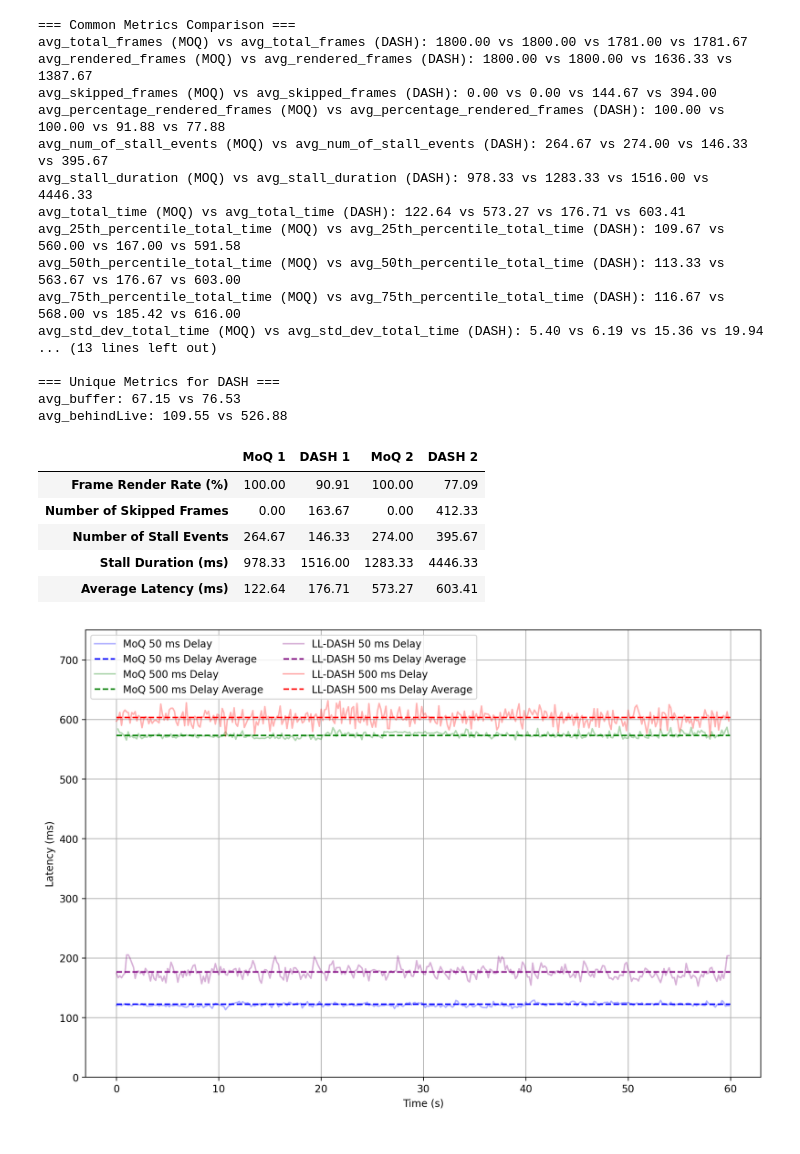
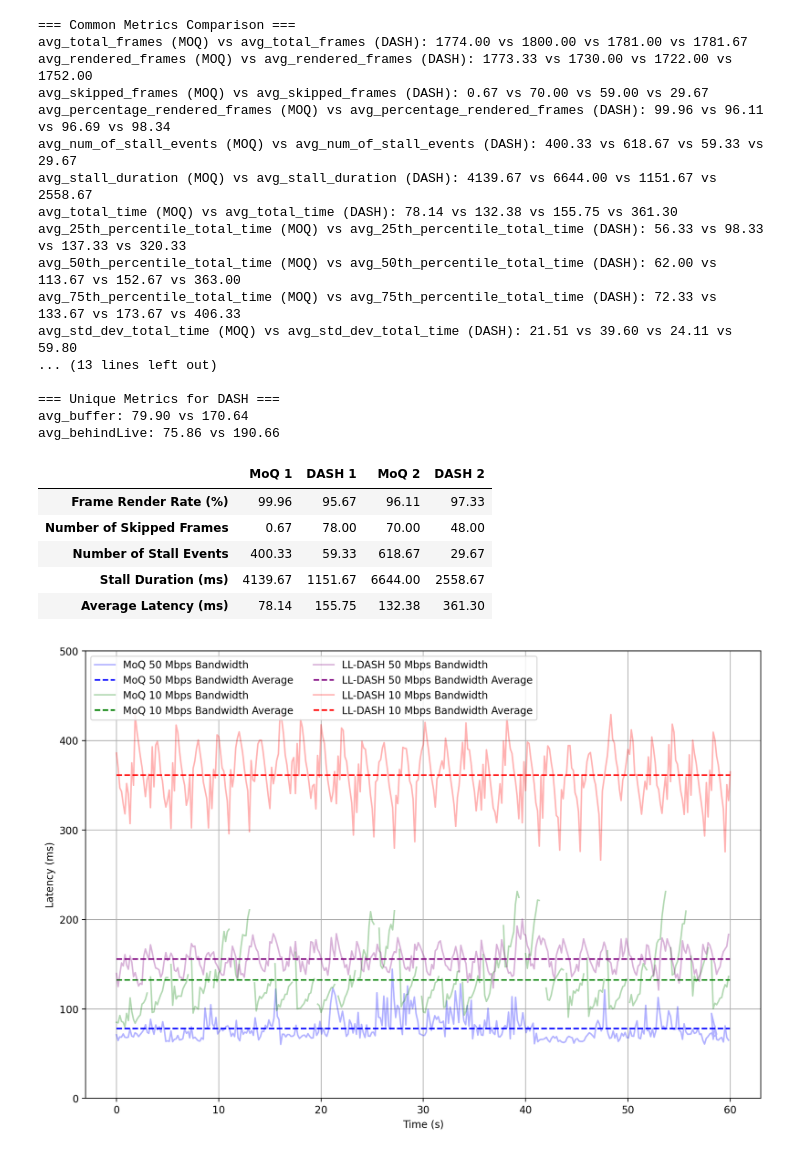
Before and after one commit to LasseWinkel/moq-dash-data, a Jupyter notebook: moq_dash_comparison/2_2.ipynb, the cells around one changed output. Saved outputs shown, nothing was run; the diff lists cells and outputs as text; code cells hidden in the pictures.

```diff
--- a/moq_dash_comparison/2_2.ipynb
+++ b/moq_dash_comparison/2_2.ipynb
@@ -4,7 +4,7 @@ import pandas as pd
 import matplotlib.pyplot as plt
 # %%
 # Open the JSON file
-with open('../moq_analysis/average_data/res1080fps30bit6gop(2,99,95)loss0delay50bw100 (avg).json', 'r') as file:
+with open('../moq_analysis/average_data/res1080fps30bit6gop(2,0,0)loss0delay0bw50 (avg).json', 'r') as file:
     json_data_data_0 = json.load(file)
 
 # Convert JSON data to DataFrame
@@ -19,7 +19,7 @@ df_data_0.at[0, 'avg_total_time'] += 9
 df_data_0['_8_totalTime'] += 9
 # %%
 # Open the JSON file
-with open('../moq_analysis/average_data/res1080fps30bit6gop(2,99,95)loss0delay500bw100 (avg).json', 'r') as file:
+with open('../moq_analysis/average_data/res1080fps30bit6gop(2,0,0)loss0delay0bw10 (avg).json', 'r') as file:
     json_data_data_1 = json.load(file)
 
 # Convert JSON data to DataFrame
@@ -34,14 +34,14 @@ df_data_1.at[0, 'avg_total_time'] += 9
 df_data_1['_8_totalTime'] += 9
 # %%
 # Open the JSON file
-with open('../dash_analysis/average_data/dash_frag100res1080fps30bit6gop2loss0delay50bw100 (avg).json', 'r') as file:
+with open('../dash_analysis/average_data/dash_frag100res1080fps30bit6gop2loss0delay0bw50 (avg).json', 'r') as file:
     json_data_data_2 = json.load(file)
 
 # Convert JSON data to DataFrame
 df_data_2 = pd.DataFrame(json_data_data_2)
 # %%
 # Open the JSON file
-with open('../dash_analysis/average_data/dash_frag100res1080fps30bit6gop2loss0delay500bw100 (avg).json', 'r') as file:
+with open('../dash_analysis/average_data/dash_frag100res1080fps30bit6gop2loss0delay0bw10 (avg).json', 'r') as file:
     json_data_data_3 = json.load(file)
 
 # Convert JSON data to DataFrame
@@ -142,22 +142,22 @@ for metric in unique_metrics_dash:
     ))
 # %% [output]
 === Common Metrics Comparison ===
-avg_total_frames (MOQ) vs avg_total_frames (DASH): 1800.00 vs 1800.00 vs 1781.00 vs 1781.67
-avg_rendered_frames (MOQ) vs avg_rendered_frames (DASH): 1800.00 vs 1800.00 vs 1636.33 vs 1387.67
-avg_skipped_frames (MOQ) vs avg_skipped_frames (DASH): 0.00 vs 0.00 vs 144.67 vs 394.00
-avg_percentage_rendered_frames (MOQ) vs avg_percentage_rendered_frames (DASH): 100.00 vs 100.00 vs 91.88 vs 77.88
-avg_num_of_stall_events (MOQ) vs avg_num_of_stall_events (DASH): 264.67 vs 274.00 vs 146.33 vs 395.67
-avg_stall_duration (MOQ) vs avg_stall_duration (DASH): 978.33 vs 1283.33 vs 1516.00 vs 4446.33
-avg_total_time (MOQ) vs avg_total_time (DASH): 122.64 vs 573.27 vs 176.71 vs 603.41
-avg_25th_percentile_total_time (MOQ) vs avg_25th_percentile_total_time (DASH): 109.67 vs 560.00 vs 167.00 vs 591.58
-avg_50th_percentile_total_time (MOQ) vs avg_50th_percentile_total_time (DASH): 113.33 vs 563.67 vs 176.67 vs 603.00
-avg_75th_percentile_total_time (MOQ) vs avg_75th_percentile_total_time (DASH): 116.67 vs 568.00 vs 185.42 vs 616.00
-avg_std_dev_total_time (MOQ) vs avg_std_dev_total_time (DASH): 5.40 vs 6.19 vs 15.36 vs 19.94
+avg_total_frames (MOQ) vs avg_total_frames (DASH): 1774.00 vs 1800.00 vs 1781.00 vs 1781.67
+avg_rendered_frames (MOQ) vs avg_rendered_frames (DASH): 1773.33 vs 1730.00 vs 1722.00 vs 1752.00
+avg_skipped_frames (MOQ) vs avg_skipped_frames (DASH): 0.67 vs 70.00 vs 59.00 vs 29.67
+avg_percentage_rendered_frames (MOQ) vs avg_percentage_rendered_frames (DASH): 99.96 vs 96.11 vs 96.69 vs 98.34
+avg_num_of_stall_events (MOQ) vs avg_num_of_stall_events (DASH): 400.33 vs 618.67 vs 59.33 vs 29.67
+avg_stall_duration (MOQ) vs avg_stall_duration (DASH): 4139.67 vs 6644.00 vs 1151.67 vs 2558.67
+avg_total_time (MOQ) vs avg_total_time (DASH): 78.14 vs 132.38 vs 155.75 vs 361.30
+avg_25th_percentile_total_time (MOQ) vs avg_25th_percentile_total_time (DASH): 56.33 vs 98.33 vs 137.33 vs 320.33
+avg_50th_percentile_total_time (MOQ) vs avg_50th_percentile_total_time (DASH): 62.00 vs 113.67 vs 152.67 vs 363.00
+avg_75th_percentile_total_time (MOQ) vs avg_75th_percentile_total_time (DASH): 72.33 vs 133.67 vs 173.67 vs 406.33
+avg_std_dev_total_time (MOQ) vs avg_std_dev_total_time (DASH): 21.51 vs 39.60 vs 24.11 vs 59.80
 ... (13 lines left out)
 
 === Unique Metrics for DASH ===
-avg_buffer: 67.15 vs 76.53
-avg_behindLive: 109.55 vs 526.88
+avg_buffer: 79.90 vs 170.64
+avg_behindLive: 75.86 vs 190.66
 # %%
 pd.options.display.float_format = '{:.2f}'.format
 table_data = {
@@ -195,11 +195,11 @@ table = pd.DataFrame(table_data, index=row_labels)
 table
 # %% [output]
 |  | MoQ 1 | DASH 1 | MoQ 2 | DASH 2 |
-| Frame Render Rate (%) | 100.00 | 90.91 | 100.00 | 77.09 |
-| Number of Skipped Frames | 0.00 | 163.67 | 0.00 | 412.33 |
-| Number of Stall Events | 264.67 | 146.33 | 274.00 | 395.67 |
-| Stall Duration (ms) | 978.33 | 1516.00 | 1283.33 | 4446.33 |
-| Average Latency (ms) | 122.64 | 176.71 | 573.27 | 603.41 |
+| Frame Render Rate (%) | 99.96 | 95.67 | 96.11 | 97.33 |
+| Number of Skipped Frames | 0.67 | 78.00 | 70.00 | 48.00 |
+| Number of Stall Events | 400.33 | 59.33 | 618.67 | 29.67 |
+| Stall Duration (ms) | 4139.67 | 1151.67 | 6644.00 | 2558.67 |
+| Average Latency (ms) | 78.14 | 155.75 | 132.38 | 361.30 |
 # %%
 # Function to sample and smooth the data
 def sample_and_smooth(data, timestamp_col, value_col, sample_rate=1, window_size=30):
@@ -223,34 +223,34 @@ timestamps_3, smoothed_3 = sample_and_smooth(df_data_3, 'second', 'totalLatency'
 # %%
 plt.figure(figsize=(12, 8), dpi=200)
 
 #plt.figure(layout='tight') #'constrained', 'compressed', 'tight',
 # plt.xlim(left=0.5, right=3.5)
 # plt.ylim(bottom=10, top=45)
 # plt.plot(timestamps_0, smoothed_0, "-o", color="g", label='MoQ 0% Loss')
 # plt.legend(loc='lower left', ncol=2, bbox_to_anchor=(0, 0))
 #plt.figtext(0.5, 0.01, error_fig, wrap=True, horizontalalignment='center', fontsize=12)
 
-plt.ylim(top=750)
+plt.ylim(top=500)
 
 plt.xlabel('Time (s)')
 plt.ylabel('Latency (ms)')
 
-plt.plot(timestamps_0, smoothed_0, label='MoQ 50 ms Delay', color='blue', alpha=0.3)
-plt.plot(df_data_0['_1_rawVideoTimestamp'], [df_data_0['avg_total_time'].iloc[0]] * len(df_data_0), label='MoQ 50 ms Delay Average', color='blue', linestyle='dashed')
+plt.plot(timestamps_0, smoothed_0, label='MoQ 50 Mbps Bandwidth', color='blue', alpha=0.3)
+plt.plot(df_data_0['_1_rawVideoTimestamp'], [df_data_0['avg_total_time'].iloc[0]] * len(df_data_0), label='MoQ 50 Mbps Bandwidth Average', color='blue', linestyle='dashed')
 
-plt.plot(timestamps_1, smoothed_1, label='MoQ 500 ms Delay', color='green', alpha=0.3)
-plt.plot(df_data_1['_1_rawVideoTimestamp'], [df_data_1['avg_total_time'].iloc[0]] * len(df_data_1), label='MoQ 500 ms Delay Average', color='green', linestyle='dashed')
+plt.plot(timestamps_1, smoothed_1, label='MoQ 10 Mbps Bandwidth', color='green', alpha=0.3)
+plt.plot(df_data_1['_1_rawVideoTimestamp'], [df_data_1['avg_total_time'].iloc[0]] * len(df_data_1), label='MoQ 10 Mbps Bandwidth Average', color='green', linestyle='dashed')
 
-plt.plot(timestamps_2, smoothed_2, label='LL-DASH 50 ms Delay', color='purple', alpha=0.3)
-plt.plot(df_data_2['second'], [df_data_2['avg_total_time'].iloc[0]] * len(df_data_2), label='LL-DASH 50 ms Delay Average', color='purple', linestyle='dashed')
+plt.plot(timestamps_2, smoothed_2, label='LL-DASH 50 Mbps Bandwidth', color='purple', alpha=0.3)
+plt.plot(df_data_2['second'], [df_data_2['avg_total_time'].iloc[0]] * len(df_data_2), label='LL-DASH 50 Mbps Bandwidth Average', color='purple', linestyle='dashed')
 
-plt.plot(timestamps_3, smoothed_3, label='LL-DASH 500 ms Delay', color='red', alpha=0.3)
-plt.plot(df_data_3['second'], [df_data_3['avg_total_time'].iloc[0]] * len(df_data_3), label='LL-DASH 500 ms Delay Average', color='red', linestyle='dashed')
+plt.plot(timestamps_3, smoothed_3, label='LL-DASH 10 Mbps Bandwidth', color='red', alpha=0.3)
+plt.plot(df_data_3['second'], [df_data_3['avg_total_time'].iloc[0]] * len(df_data_3), label='LL-DASH 10 Mbps Bandwidth Average', color='red', linestyle='dashed')
 
 plt.legend(loc='upper left', ncol=2)
 plt.grid(True)
 
 
-plt.savefig(f'plots/moq-dash-delay.pdf', bbox_inches='tight')
+plt.savefig(f'plots/moq-dash-bandwidth-constraints.pdf', bbox_inches='tight')
 # %% [output]
-[figure, old version]
+[figure, new version]
```
Also changed, not shown: 4 other files.
